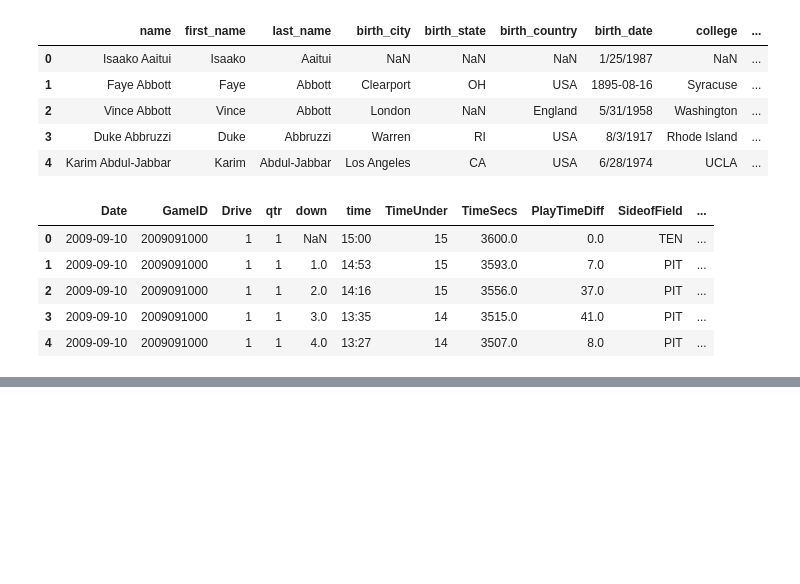
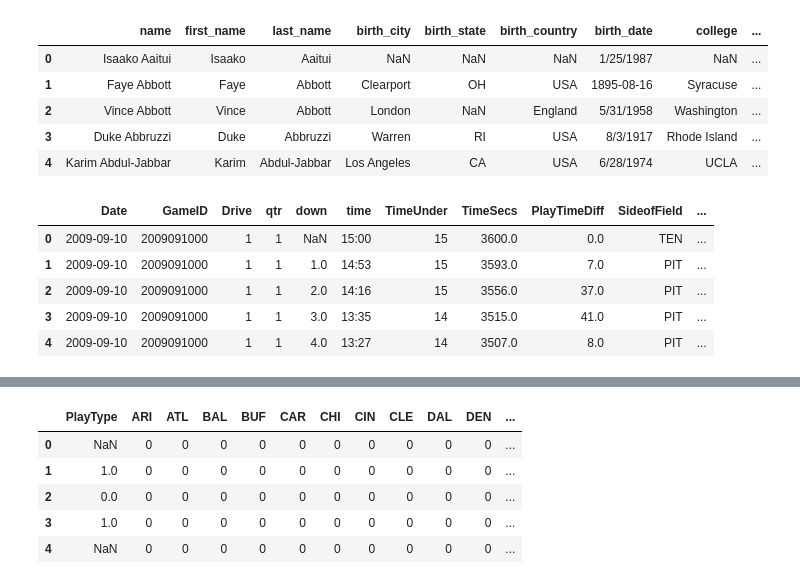
Before and after one commit to msohail07/FootballAnalysis, a Jupyter notebook: ncaaf_EDA_0.ipynb, the cells around one changed output, grey strips where cells are left out. Saved outputs shown, nothing was run; the diff lists cells and outputs as text; code cells hidden in the pictures; blank space fills up the shorter version.

```diff
--- a/ncaaf_EDA_0.ipynb
+++ b/ncaaf_EDA_0.ipynb
@@ -171,0 +161,6 @@ dtype: int64
+# %%
+# to dummify: HomeTeam, AwayTeam, qtr,
+modFeatures = ['HomeTeam', 'AwayTeam', 'qtr', 'TimeSecs', 'yrdln', 'ydsnet']
+homeTeamDummy = pd.get_dummies(nflDF.HomeTeam)
+awayTeamDummy = pd.get_dummies(nflDF.AwayTeam)
+qtrDummy = pd.get_dummies(nflDF.qtr)
@@ -171,0 +216,6 @@ dtype: int64
+# %%
+nflDF = nflDF[nflDF.PlayType.isin(['Pass', 'Run'])]
+playType = nflDF[['PlayType']]
+playType.replace('Pass', 1, inplace=True)
+playType.replace('Run', 0, inplace=True)
+playType.reset_index(inplace=True, drop=True)
@@ -171,0 +231,3 @@ dtype: int64
+# %%
+playType.reset_index(inplace=True, drop=True)
+playType
@@ -171,0 +253,2 @@ dtype: int64
+# %%
+modelDF0 = pd.concat([playType, homeTeamDummy, awayTeamDummy, qtrDummy, nflDF[['TimeSecs', 'yrdln', 'ydsnet']]], axis=1)
@@ -171,0 +276,9 @@ dtype: int64
+# %%
+modelDF0.head()
+# %% [output]
+|  | PlayType | ARI | ATL | BAL | BUF | CAR | CHI | CIN | CLE | DAL | DEN | ... |
+| 0 | NaN | 0 | 0 | 0 | 0 | 0 | 0 | 0 | 0 | 0 | 0 | ... |
+| 1 | 1.0 | 0 | 0 | 0 | 0 | 0 | 0 | 0 | 0 | 0 | 0 | ... |
+| 2 | 0.0 | 0 | 0 | 0 | 0 | 0 | 0 | 0 | 0 | 0 | 0 | ... |
+| 3 | 1.0 | 0 | 0 | 0 | 0 | 0 | 0 | 0 | 0 | 0 | 0 | ... |
+| 4 | NaN | 0 | 0 | 0 | 0 | 0 | 0 | 0 | 0 | 0 | 0 | ... |
```
Also changed, not shown: parts of 14 cells of this notebook, 2 other files.
